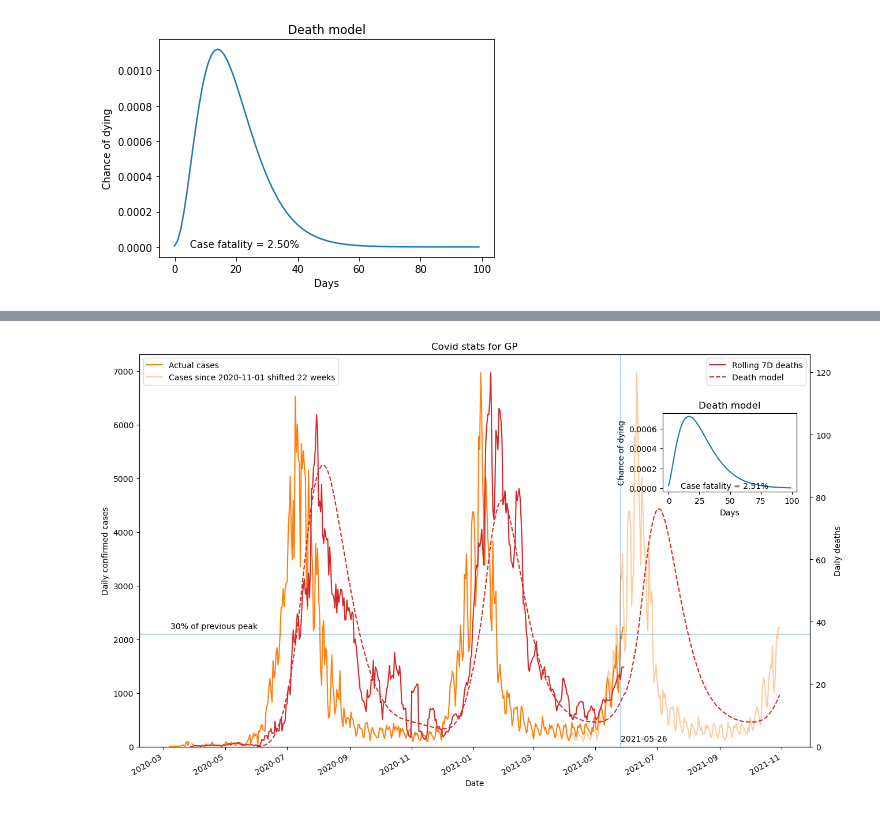
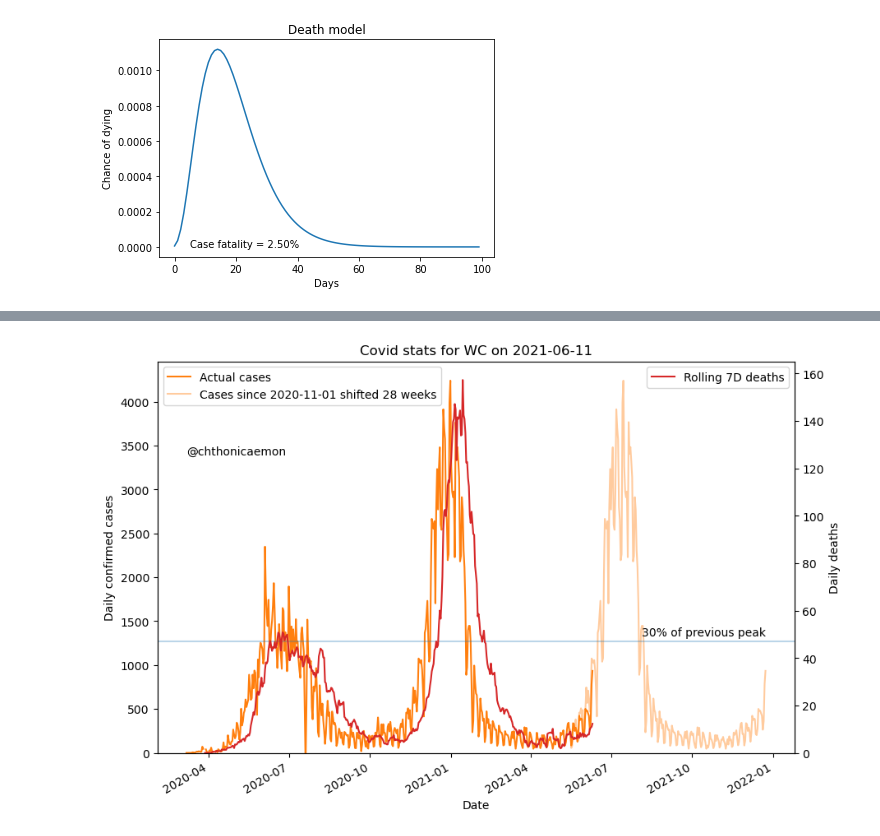
Before and after one commit to alchemyst/covid, a Jupyter notebook: COVID_in_South_Africa.ipynb, the cells around one changed output, grey strips where cells are left out. Drawn from its saved outputs; the diff is of its cells as text; code cells hidden in the pictures.

```diff
--- a/COVID_in_South_Africa.ipynb
+++ b/COVID_in_South_Africa.ipynb
@@ -15,13 +15,15 @@ outdir.mkdir(exist_ok=True)
 # %% [markdown]
 # Download and process data
 # %%
-cases_url = "https://raw.githubusercontent.com/dsfsi/covid19za/master/data/covid19za_provincial_cumulative_timeline_confirmed.csv"
-deaths_url = "https://raw.githubusercontent.com/dsfsi/covid19za/master/data/covid19za_provincial_cumulative_timeline_deaths.csv"
+cases_url = "data/covid19za_provincial_cumulative_timeline_confirmed.csv"
+deaths_url = "data/covid19za_provincial_cumulative_timeline_deaths.csv"
 # %%
 provinces = ['EC', 'FS', 'GP', 'KZN', 'LP', 'MP', 'NC', 'NW', 'WC', 'SA']
 # %%
-province = 'GP'
-outformat = 'pdf'
+province = 'WC'
+outformat = 'png'
+show_deathmodel = False
+show_deathprediction = False
 # %%
 def read_source(url):
     df = pd.read_csv(url, parse_dates=['date'], index_col='date', dayfirst=True).rename(columns={'total': 'SA'})
@@ -44,6 +46,7 @@ today = datetime.date.today()
 shifts = {
     'GP': 22,
     'SA': 24,
+    'WC': 28,
 }
 # %%
 startdate = '2020-11-01'
@@ -155,33 +158,36 @@ Timestamp('2021-05-26 00:00:00')
 # %%
 deathroll = '7D'
 # %%
-fig, ax_cases = plt.subplots(figsize=(15, 10), dpi=100)
+fig, ax_cases = plt.subplots(figsize=(10, 7), dpi=100)
 ax_deaths = ax_cases.twinx()
 # ax_deaths.spines['right'].set_edgecolor('C3')
 newcases.plot(ax=ax_cases, color='C1', label='Actual cases')
 shifted.plot(ax=ax_cases, color='C1', alpha=0.4, label=f'Cases since {startdate} shifted {shift} weeks')
 
 newdeaths.rolling(deathroll).mean().plot(ax=ax_deaths, label=f'Rolling {deathroll} deaths', color='C3')
-combined['prediction'].plot(ax=ax_deaths, label="Death model", color='C3', style='--')
+if show_deathprediction:
+    combined['prediction'].plot(ax=ax_deaths, label="Death model", color='C3', style='--')
 # newcases.rolling('7D').mean().plot()
 ax_cases.axhline(peak_rate*cutoff, alpha=0.3)
-ax_cases.axvline(predicted_third_wave, alpha=0.3)
+# ax_cases.axvline(predicted_third_wave, alpha=0.3)
 ax_cases.set(
     xlabel='Date',
     ylabel=f'Daily confirmed cases',
-    title=f"Covid stats for {province}",
+    title=f"Covid stats for {province} on {today}",
 )
 ax_cases.set_ylim(bottom=0)
 ax_deaths.set_ylim(bottom=0)
 ax_deaths.set(
     ylabel='Daily deaths'
 )
 ax_cases.legend(loc="upper left")
 ax_deaths.legend(loc="upper right")
-ax_cases.text(newcases.index[2], peak_rate*cutoff*1.05, f'{cutoff:.0%} of previous peak')
-ax_cases.text(predicted_third_wave, 100, predicted_third_wave.date())
-ax_model = ax_cases.inset_axes([0.78, 0.65, 0.2, 0.2])
-plotmodel(*opt.x, ax_model)
-plt.savefig(f'output/covid_{province}_{today}.{outformat}')
+ax_cases.text(combined.index[-1], peak_rate*cutoff*1.05, f'{cutoff:.0%} of previous peak', horizontalalignment='right')
+ax_cases.text(newcases.index[1], peak_rate*0.8, '@chthonicaemon')
+# ax_cases.text(predicted_third_wave, 100, predicted_third_wave.date())
+if show_deathmodel:
+    ax_model = ax_cases.inset_axes([0.78, 0.65, 0.2, 0.2])
+    plotmodel(*opt.x, ax_model)
+plt.savefig(f'output/covid_{province}.{outformat}')
 # %% [output]
-[figure, old version]
+[figure, new version]
```
Also changed, not shown: parts of 5 cells of this notebook.
